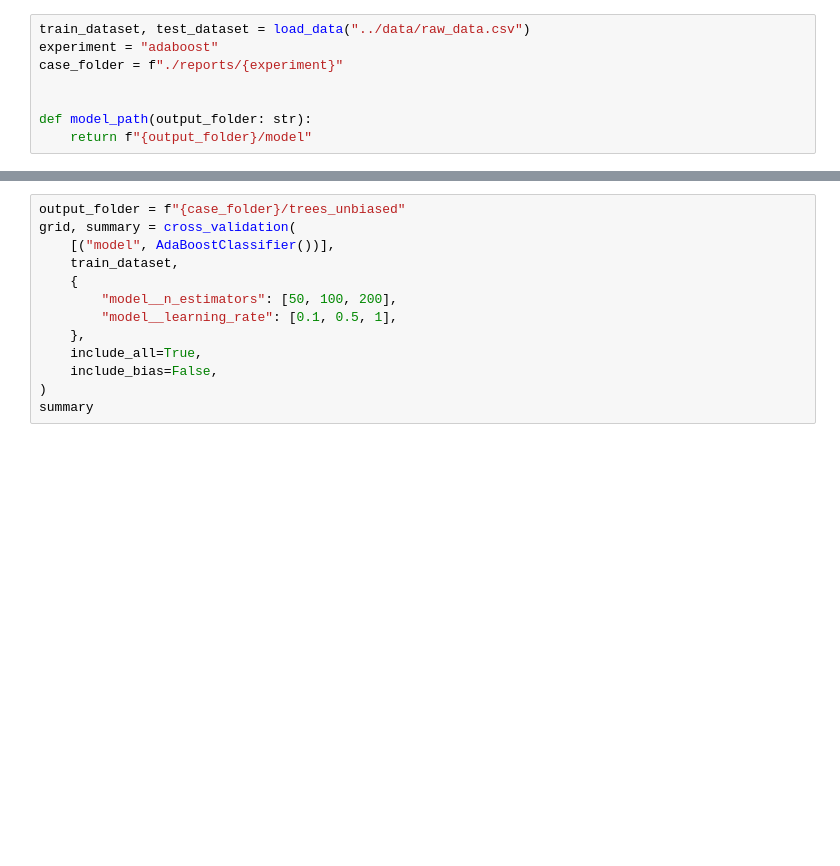
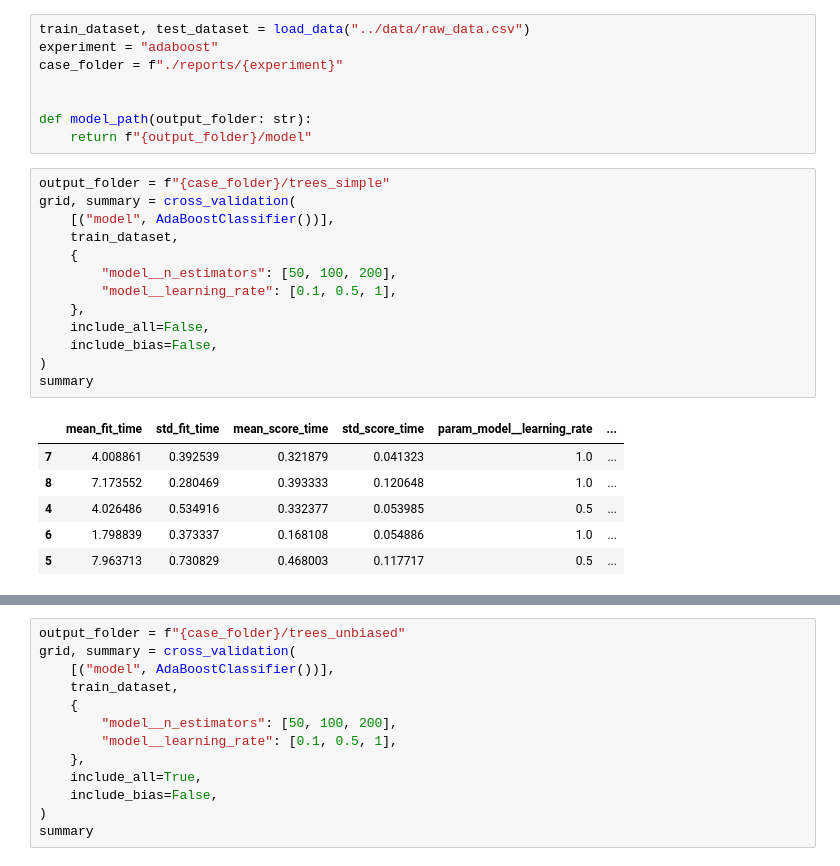
Before and after one commit to ojcastaneda/Proyecto-Desarrollo-de-Soluciones, a Jupyter notebook: training/adaboost.ipynb, the cells around one changed output, grey strips where cells are left out. Cells and saved outputs as stored; diff of their text form; blank space fills up the shorter version.

```diff
--- a/training/adaboost.ipynb
+++ b/training/adaboost.ipynb
@@ -20,3 +20,23 @@ case_folder = f"./reports/{experiment}"
 
 def model_path(output_folder: str):
     return f"{output_folder}/model"
+# %%
+output_folder = f"{case_folder}/trees_simple"
+grid, summary = cross_validation(
+    [("model", AdaBoostClassifier())],
+    train_dataset,
+    {
+        "model__n_estimators": [50, 100, 200],
+        "model__learning_rate": [0.1, 0.5, 1],
+    },
+    include_all=False,
+    include_bias=False,
+)
+summary
+# %% [output]
+|  | mean_fit_time | std_fit_time | mean_score_time | std_score_time | param_model__learning_rate | ... |
+| 7 | 4.008861 | 0.392539 | 0.321879 | 0.041323 | 1.0 | ... |
+| 8 | 7.173552 | 0.280469 | 0.393333 | 0.120648 | 1.0 | ... |
+| 4 | 4.026486 | 0.534916 | 0.332377 | 0.053985 | 0.5 | ... |
+| 6 | 1.798839 | 0.373337 | 0.168108 | 0.054886 | 1.0 | ... |
+| 5 | 7.963713 | 0.730829 | 0.468003 | 0.117717 | 0.5 | ... |
```
Also changed, not shown: parts of 4 cells of this notebook.
